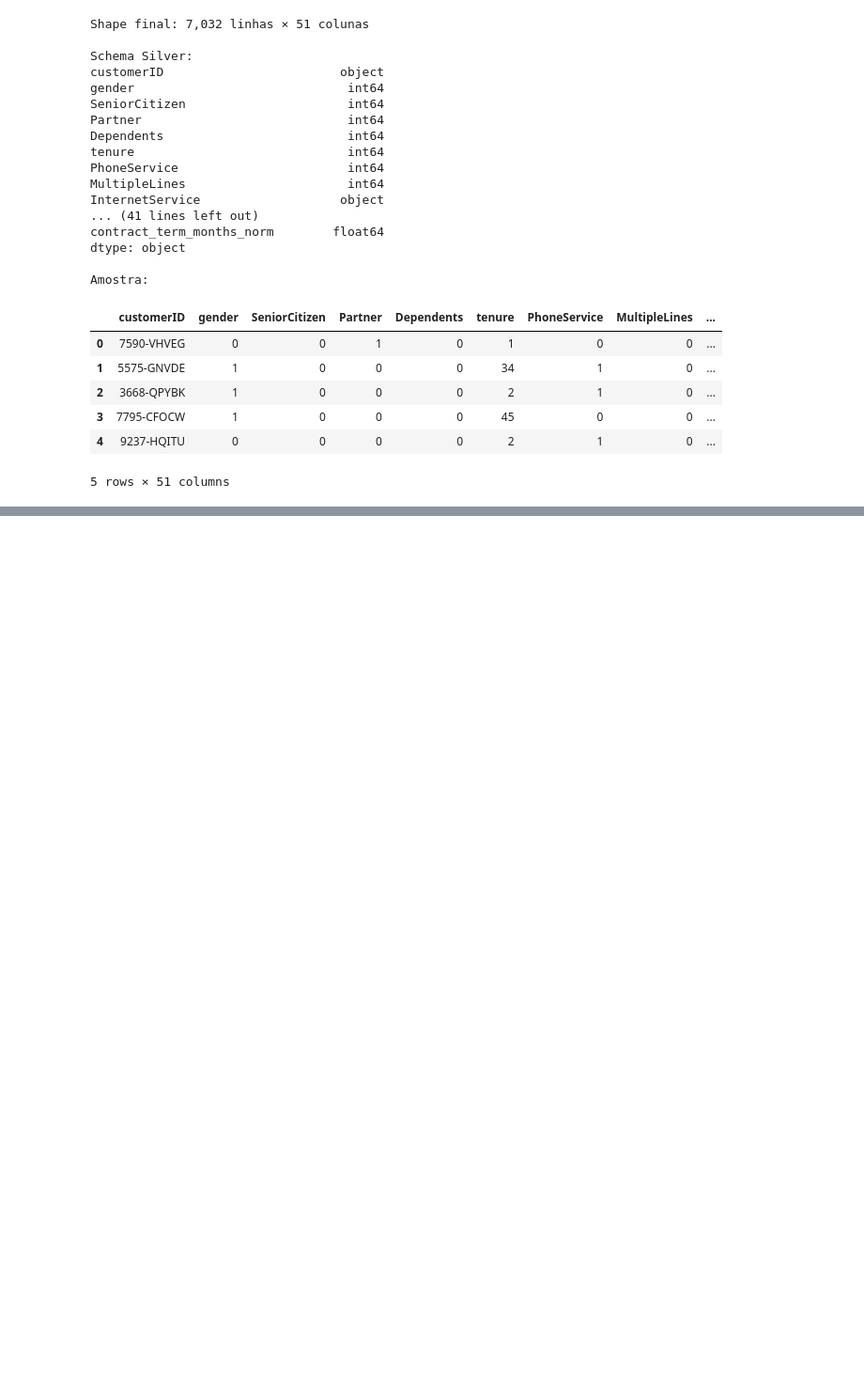
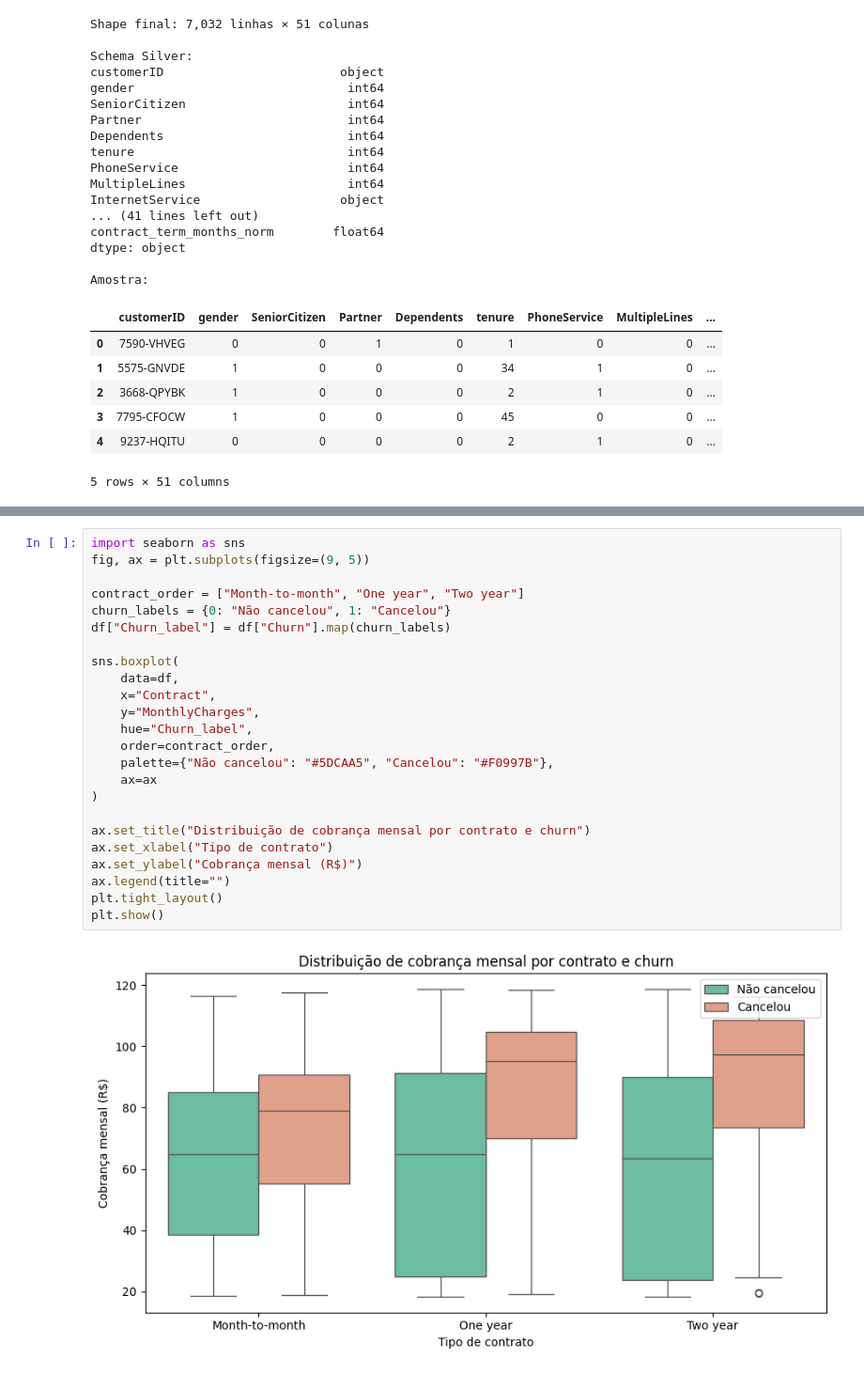
Before and after one commit to gabrielpires-1/predictive-churn-etl, a Jupyter notebook: src/02_transformation.ipynb, the cells around one changed output, grey strips where cells are left out. Shown at 94% size. Saved outputs shown, nothing was run; the diff lists cells and outputs as text; blank space fills up the shorter version.

```diff
--- a/src/02_transformation.ipynb
+++ b/src/02_transformation.ipynb
@@ -480,0 +515,26 @@ Amostra:
+# %%
+import seaborn as sns
+fig, ax = plt.subplots(figsize=(9, 5))
+
+contract_order = ["Month-to-month", "One year", "Two year"]
+churn_labels = {0: "Não cancelou", 1: "Cancelou"}
+df["Churn_label"] = df["Churn"].map(churn_labels)
+
+sns.boxplot(
+    data=df,
+    x="Contract",
+    y="MonthlyCharges",
+    hue="Churn_label",
+    order=contract_order,
+    palette={"Não cancelou": "#5DCAA5", "Cancelou": "#F0997B"},
+    ax=ax
+)
+
+ax.set_title("Distribuição de cobrança mensal por contrato e churn")
+ax.set_xlabel("Tipo de contrato")
+ax.set_ylabel("Cobrança mensal (R$)")
+ax.legend(title="")
+plt.tight_layout()
+plt.show()
+# %% [output]
+[figure, added]
```
Also changed, not shown: parts of 26 cells of this notebook, 3 other files.
